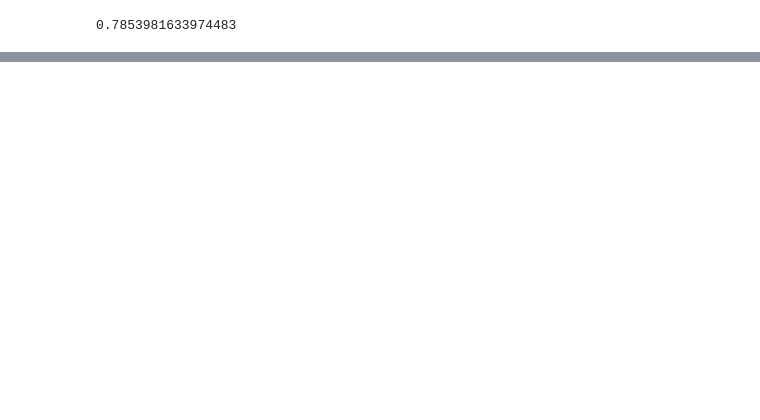
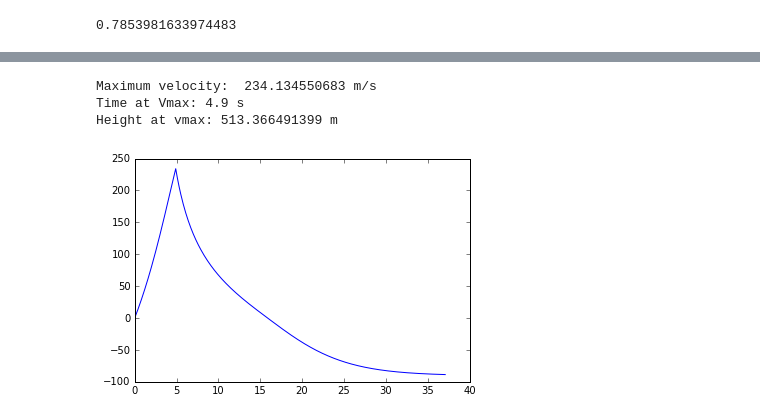
Before and after one commit to rambandaru/MAE6286, a Jupyter notebook: Assignments/Assign_1.ipynb, the cells around one changed output, grey strips where cells are left out. Drawn from its saved outputs; the diff is of its cells as text; code cells hidden in the pictures; blank space fills up the shorter version.

```diff
--- a/Assignments/Assign_1.ipynb
+++ b/Assignments/Assign_1.ipynb
@@ -84,0 +103,15 @@ t= t[0:n]
+# %%
+(vmax,index) = max((v,i) for i,v in enumerate(v))
+
+# plotting the graph for t vs v
+pyplot.figure
+pyplot.plot(t,v)
+
+print ("Maximum velocity: ",vmax, "m/s")
+print ("Time at Vmax:", t[index],"s")
+print ("Height at vmax:",h[index],"m")
+# %% [output]
+Maximum velocity:  234.134550683 m/s
+Time at Vmax: 4.9 s
+Height at vmax: 513.366491399 m
+[figure, added]
```
Also changed, not shown: parts of 7 cells of this notebook.
